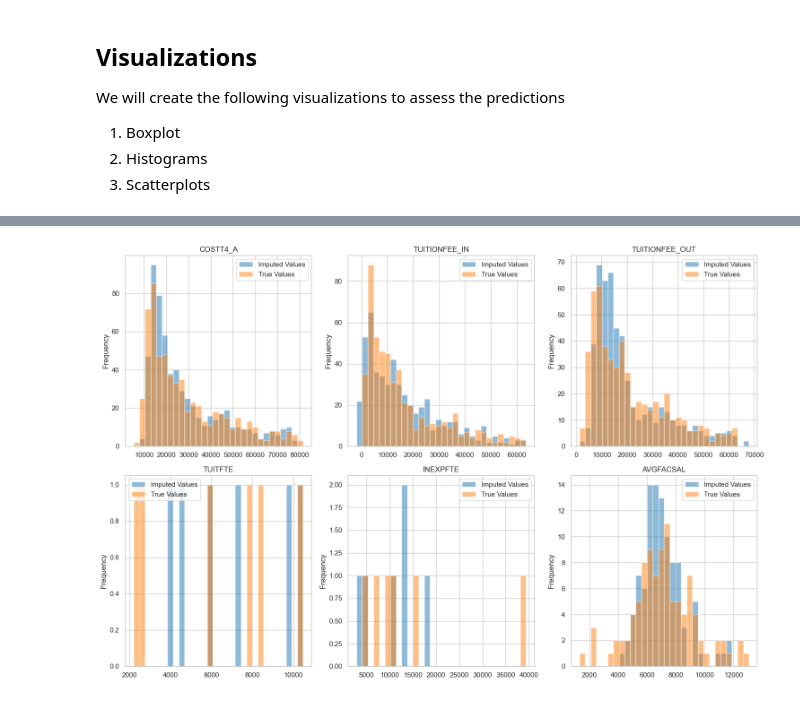
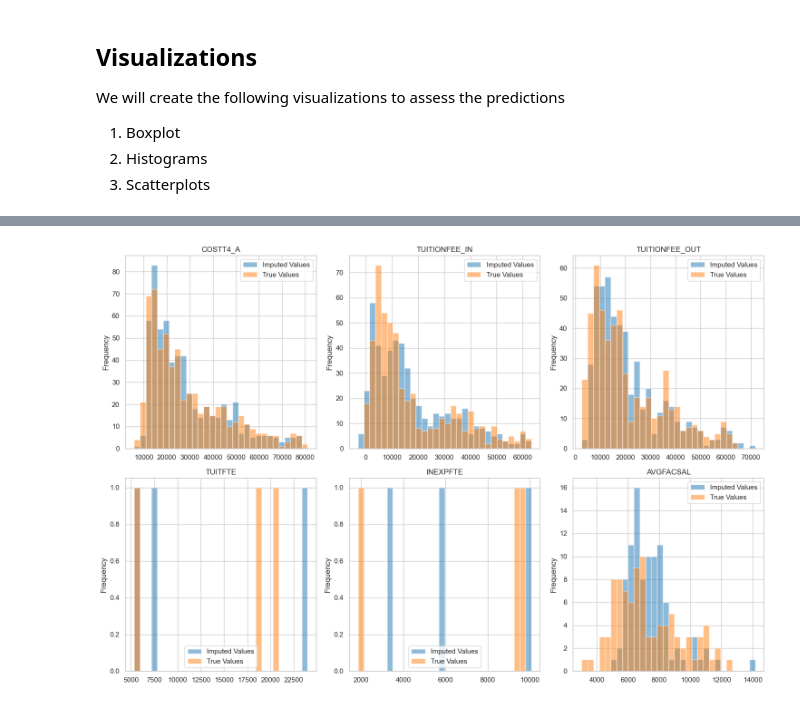
Before and after one commit to jonathjd/CollegePriceTransparency, a Jupyter notebook: notebooks/1.1-ad-eda.ipynb, the cells around one changed output, grey strips where cells are left out. Drawn from its saved outputs; the diff is of its cells as text; code cells hidden in the pictures.

```diff
--- a/notebooks/1.1-ad-eda.ipynb
+++ b/notebooks/1.1-ad-eda.ipynb
@@ -162,0 +126,4 @@ df_cleaned.head(2)
+# %%
+# drop 0, and 9 regions
+regions = list(range(1,9))
+df_cleaned = df_cleaned[df_cleaned['REGION'].isin(regions)]
@@ -242,8 +177,10 @@ proportion_dict
 # %%
+# Remove all nulls
+test_df_clean = test_df.iloc[:, 1:].dropna(how="any")
+test_df_clean.reset_index(drop=True, inplace=True)
 test_df_to_impute = test_df_clean.copy()
 
 for key in proportion_dict.keys():
-
     # get number of nulls
     num_null = int(len(test_df_to_impute) * proportion_dict[key])
 
@@ -278 +202,3 @@ test_df_imputed.head(3)
+# %%
+test_df_imputed = round(test_df_imputed, 2)
 # %%
@@ -325,7 +243,6 @@ We will create the following visualizations to assess the predictions
 2. Histograms
 3. Scatterplots
 # %%
-# Set style of seaborn
 sns.set(style="whitegrid")
 
 # Determine number of rows and columns for the grid
@@ -333,7 +250,7 @@ n = len(columns_to_impute)
 ncols = 3
 nrows = n // ncols + (n % ncols != 0)
 
-fig, axs = plt.subplots(nrows=nrows, ncols=ncols, figsize=(15, 5*nrows))
+fig, axs = plt.subplots(nrows=nrows, ncols=ncols, figsize=(15, 5 * nrows))
 
 # flatten the axs array in case of more than one row
 axs = axs.flatten()
@@ -350,14 +267,16 @@ for idx, col in enumerate(columns_to_impute):
     true_value_col = true_value_df[col]
 
     # Create a DataFrame for boxplot
-    data_to_plot = pd.DataFrame({'Imputed Values': imputed_data_col, 'True Values': true_value_col})
+    data_to_plot = pd.DataFrame(
+        {"Imputed Values": imputed_data_col, "True Values": true_value_col}
+    )
 
     # Create boxplot
     sns.boxplot(ax=axs[idx], data=data_to_plot, palette="Set2")
     axs[idx].set_title(col)
 
 # Remove any unused subplots
-for idx in range(n, nrows*ncols):
+for idx in range(n, nrows * ncols):
     fig.delaxes(axs.flatten()[idx])
 
 # Make layout tighter
@@ -368,32 +287,36 @@ plt.show()
 # %%
 # Grid of Histograms
-fig, axs = plt.subplots(nrows=nrows, ncols=ncols, figsize=(15, 5*nrows))
+fig, axs = plt.subplots(nrows=nrows, ncols=ncols, figsize=(15, 5 * nrows))
 
 axs = axs.flatten()
 
 for idx, col in enumerate(columns_to_impute):
     null_col = test_df_to_impute[col]
     null_data_index = null_col[null_col.isnull()].index
 
     imputed_data = test_df_imputed.loc[null_data_index]
     imputed_data_col = imputed_data[col]
 
     true_value_df = test_df_clean.loc[null_data_index]
     true_value_col = true_value_df[col]
 
     # Create a DataFrame for histogram
-    data_to_plot = pd.DataFrame({'Imputed Values': imputed_data_col, 'True Values': true_value_col})
+    data_to_plot = pd.DataFrame(
+        {"Imputed Values": imputed_data_col, "True Values": true_value_col}
+    )
 
     # Create histogram
-    data_to_plot.plot(kind='hist', ax=axs[idx], bins=30, alpha=0.5, color=['#1f77b4', '#ff7f0e'])
+    data_to_plot.plot(
+        kind="hist", ax=axs[idx], bins=30, alpha=0.5, color=["#1f77b4", "#ff7f0e"]
+    )
     axs[idx].set_title(col)
 
-for idx in range(n, nrows*ncols):
+for idx in range(n, nrows * ncols):
     fig.delaxes(axs.flatten()[idx])
 
 plt.tight_layout()
 plt.show()
 # %% [output]
-[figure, old version]
+[figure, new version]
 # %%
 # Grid of Scatterplots
```
Also changed, not shown: parts of 29 cells of this notebook, 2 other files.
